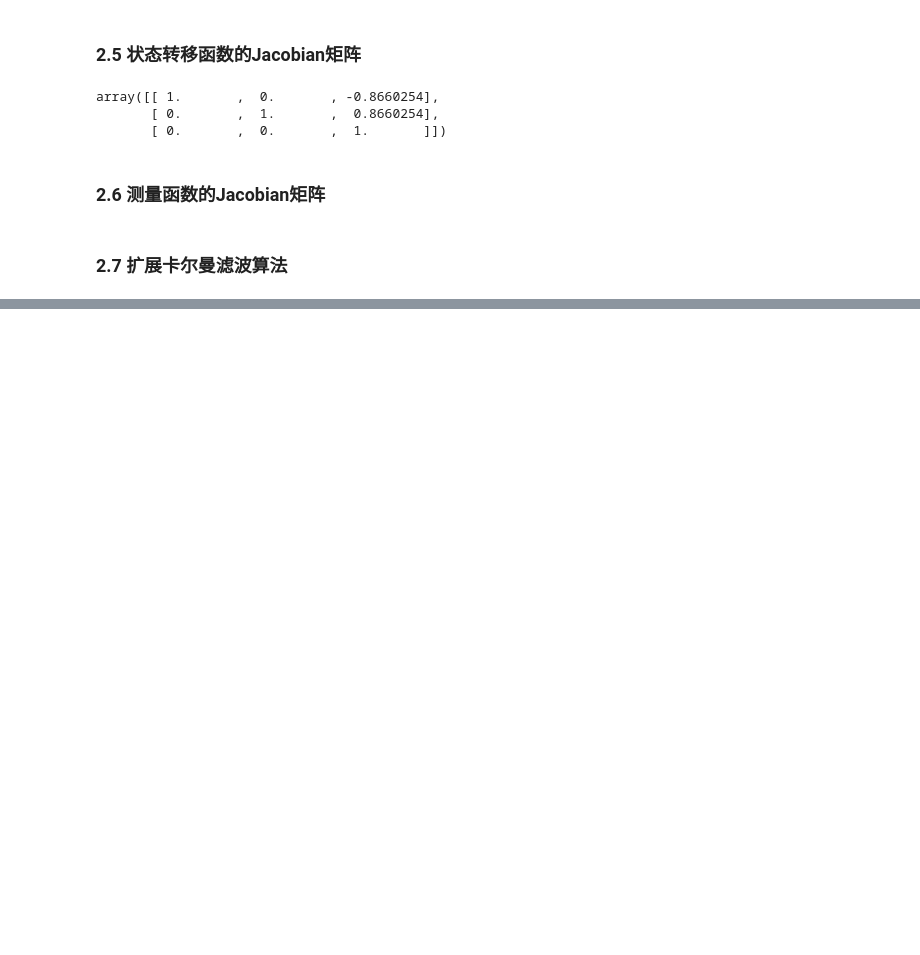
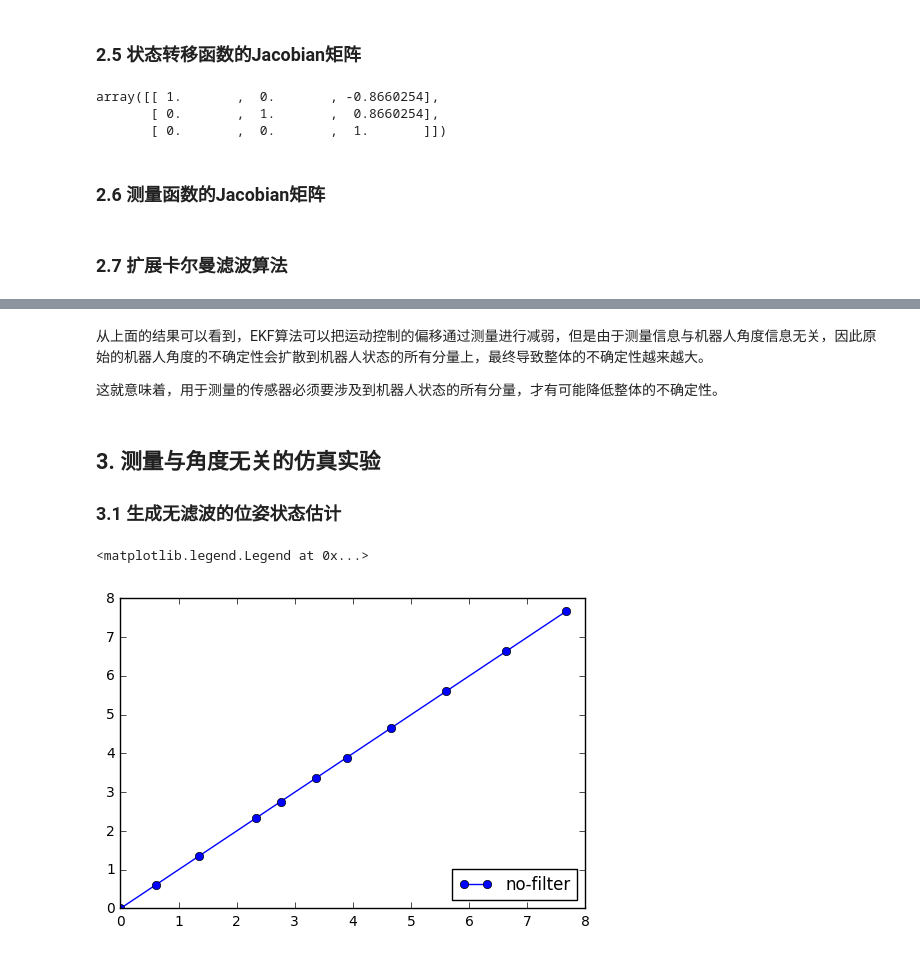
Before and after one commit to liuii/ProbRobotics, a Jupyter notebook: notebooks/01GaussianFileters/ExtendedKalmanFilter.ipynb, the cells around one changed output, grey strips where cells are left out. Saved outputs shown, nothing was run; the diff lists cells and outputs as text; code cells hidden in the pictures; blank space fills up the shorter version.

```diff
--- a/notebooks/01GaussianFileters/ExtendedKalmanFilter.ipynb
+++ b/notebooks/01GaussianFileters/ExtendedKalmanFilter.ipynb
@@ -161,27 +161,35 @@ def extended_kalman_filter(mu0, Sigma0, u, z, sigma_u=0.2, sigma_z=0.1):
     # 执行控制预测步骤
     mu1 = state_transfer_function(mu0, u)
     Sigma1 = np.dot(np.dot(G, Sigma0), G.T) + R
+#     print ("=====")
+#     print ("Sigma1", Sigma1)
 
     # 进行测量更新步骤
     Temp = np.linalg.inv(np.dot(np.dot(H, Sigma1), H.T) + Q)
+#     print("inv", Temp)
     K = np.dot(np.dot(Sigma1, H.T), Temp)
+#     print("K",K)
     mu2 = mu1 + np.dot(K, (z - measurement_function(mu1)))
+#     print("mu",mu1, mu2)
     Sigma2 = np.dot((np.eye(3) - np.dot(K, H)), Sigma1)
-
+#     print("Sigma2",Sigma2)
     return mu2, Sigma2
 
+# 仿真一个三次运动，每次前进一个
 mu = np.array([1, 1, np.pi/4]).reshape((3, 1))
-Sigma = np.diag([0.01, 0.01, 0.1])
+Sigma = np.diag([0.01, 0.01, 100])
 u = 1
 z = 2.42
-mu ,Sigma = extended_kalman_filter(mu, Sigma, u, z, sigma_u=0.2, sigma_z=0.1)
-print(Sigma)
-u = 1
+mu ,Sigma = extended_kalman_filter(mu, Sigma, u, z, sigma_u=0.2, sigma_z=0.01)
+print("Step 1\n", mu.T, "\n", Sigma)
+u = 2
 z = 3.42
-mu ,Sigma = extended_kalman_filter(mu, Sigma, u, z, sigma_u=0.2, sigma_z=0.1)
-print(Sigma)
-u = 1
+mu ,Sigma = extended_kalman_filter(mu, Sigma, u, z, sigma_u=0.2, sigma_z=0.01)
+print("Step 2\n", mu.T, "\n", Sigma)
+u = 1.5
 z = 3.42
-mu ,Sigma = extended_kalman_filter(mu, Sigma, u, z, sigma_u=0.2, sigma_z=0.1)
-print(Sigma)
+mu ,Sigma = extended_kalman_filter(mu, Sigma, u, z, sigma_u=0.2, sigma_z=0.01)
+print("Step 3\n", mu.T, "\n", Sigma)
+
+np.linalg.eig(Sigma)
 # %% [output]
@@ -196,0 +215,25 @@ print(Sigma)
+# %% [markdown]
+从上面的结果可以看到，EKF算法可以把运动控制的偏移通过测量进行减弱，但是由于测量信息与机器人角度信息无关，因此原始的机器人角度的不确定性会扩散到机器人状态的所有分量上，最终导致整体的不确定性越来越大。
+
+这就意味着，用于测量的传感器必须要涉及到机器人状态的所有分量，才有可能降低整体的不确定性。
+# %% [markdown]
+## 3. 测量与角度无关的仿真实验
+
+### 3.1 生成无滤波的位姿状态估计
+# %%
+# 随机产生10次运动控制
+U = np.random.uniform(low=0.5, high=1.5,size=10)
+
+# 生成无滤波与测量的情况下，机器人对位姿轨迹的估计
+X_no_filter = np.array([0, 0, np.pi / 4]).reshape((1,3))
+for u in U:
+    temp_pose = state_transfer_function(X_no_filter[-1], u)
+    X_no_filter = np.vstack([X_no_filter, temp_pose.T])
+
+# 绘制机器人在无滤波的情况下，估计的运动轨迹（忽略了角度值）
+fig, ax = plt.subplots()
+ax.plot(X_no_filter[:,0], X_no_filter[:,1], c='b', marker='o', label='no-filter')
+ax.legend(loc="lower right")
+# %% [output]
+<matplotlib.legend.Legend at 0x...>
+[figure, added]
```
Also changed, not shown: parts of 7 cells of this notebook, 1 other file.
